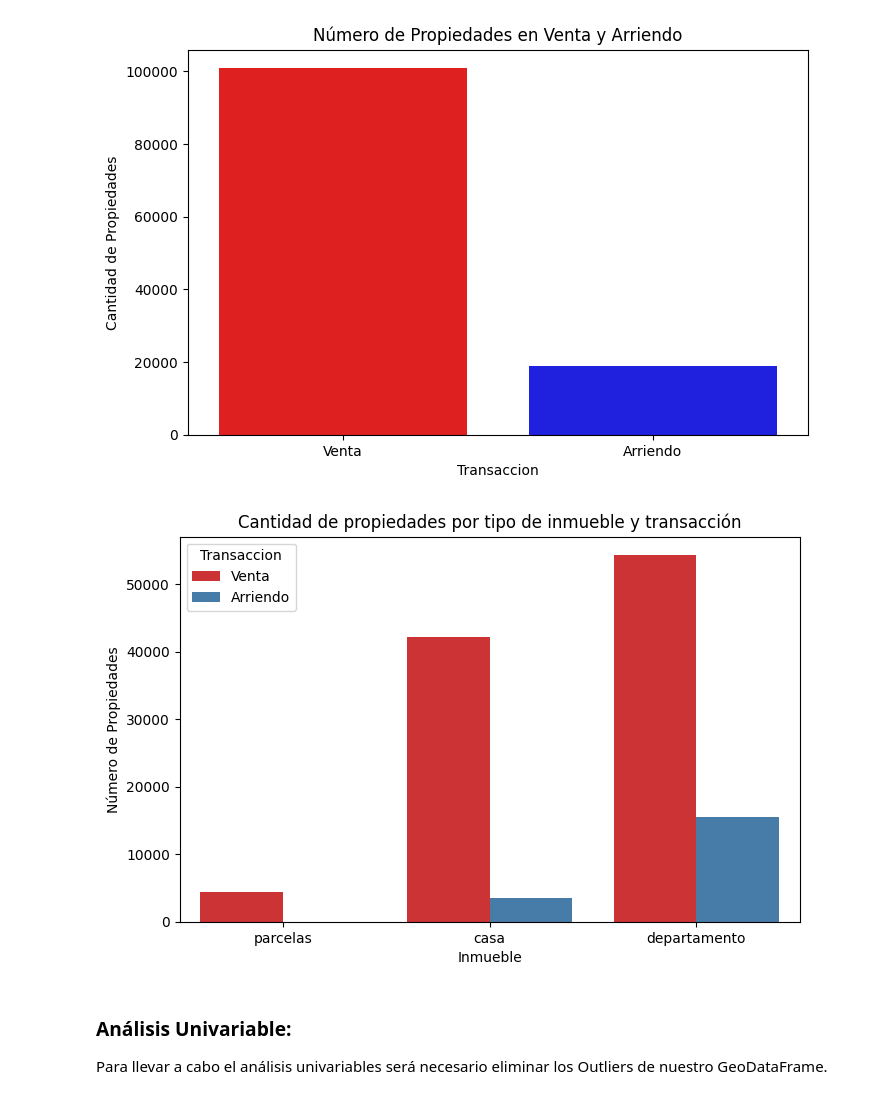
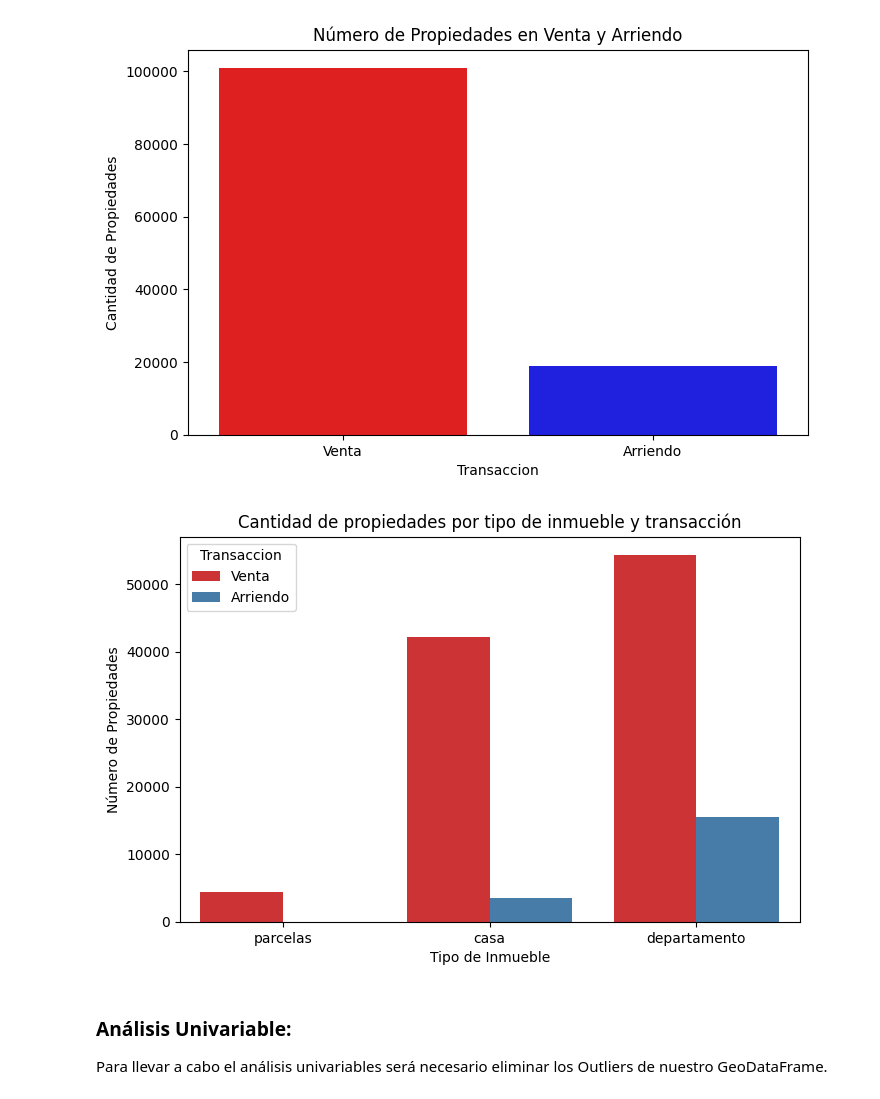
Before and after one commit to IgnOsorioo/Proyecto_IMT2200, a Jupyter notebook: repositorio_final.ipynb, the cells around one changed output. Cells and saved outputs as stored; diff of their text form; code cells hidden in the pictures.

```diff
--- a/repositorio_final.ipynb
+++ b/repositorio_final.ipynb
@@ -116,13 +116,13 @@ plt.show()
 # %%
 #1. Grafico de barras que muestra el número de propiedades segun el tipo de inmueble.
 plt.figure(figsize = (8,5))
 sns.countplot(data= gdf_propiedades, x = "inmueble", hue = "Transaccion", palette = "Set1")
 plt.title("Cantidad de propiedades por tipo de inmueble y transacción")
-plt.xlabel("Inmueble")
+plt.xlabel("Tipo de Inmueble")
 plt.ylabel("Número de Propiedades")
 plt.show()
 # %% [output]
-[figure, old version]
+[figure, new version]
 # %% [markdown]
 ### Análisis Univariable:
 Para llevar a cabo el análisis univariables será necesario eliminar los Outliers de nuestro GeoDataFrame.
```
Also changed, not shown: parts of 19 cells of this notebook, 27 other files.
